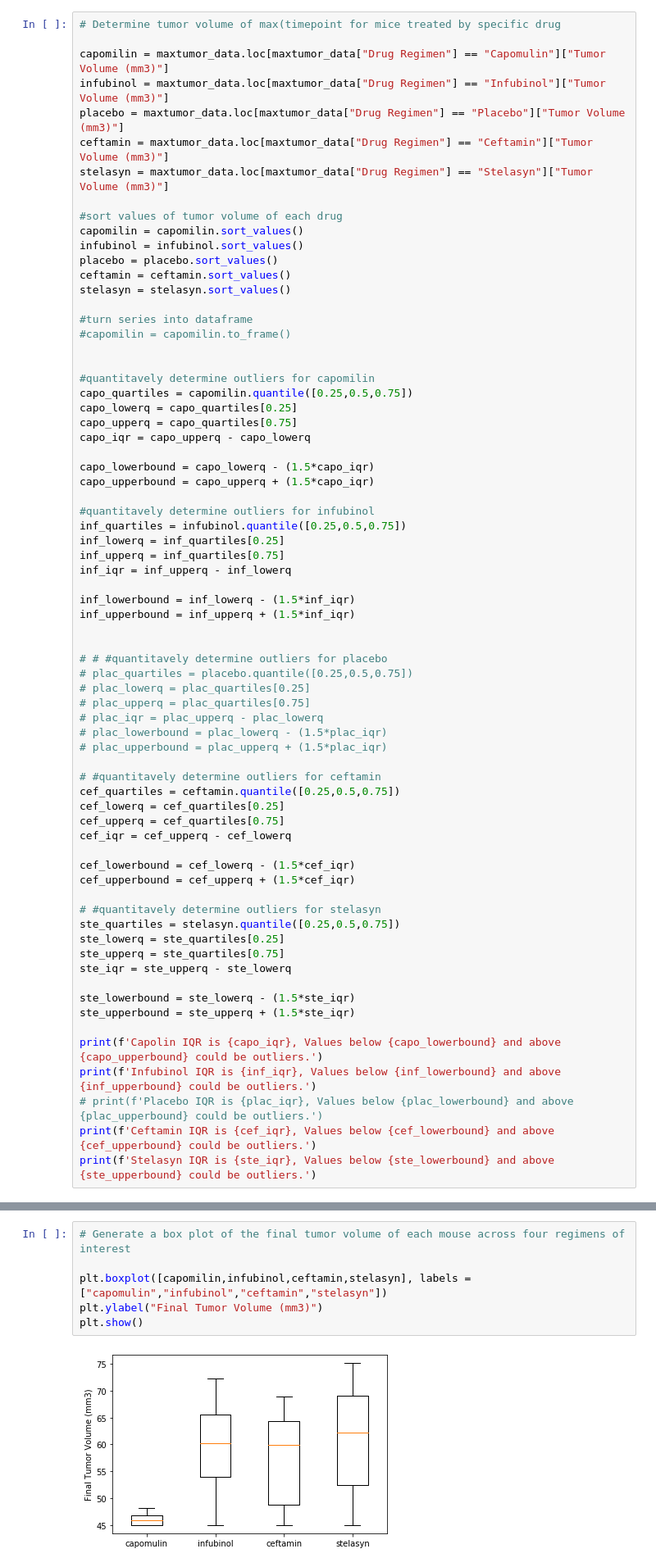
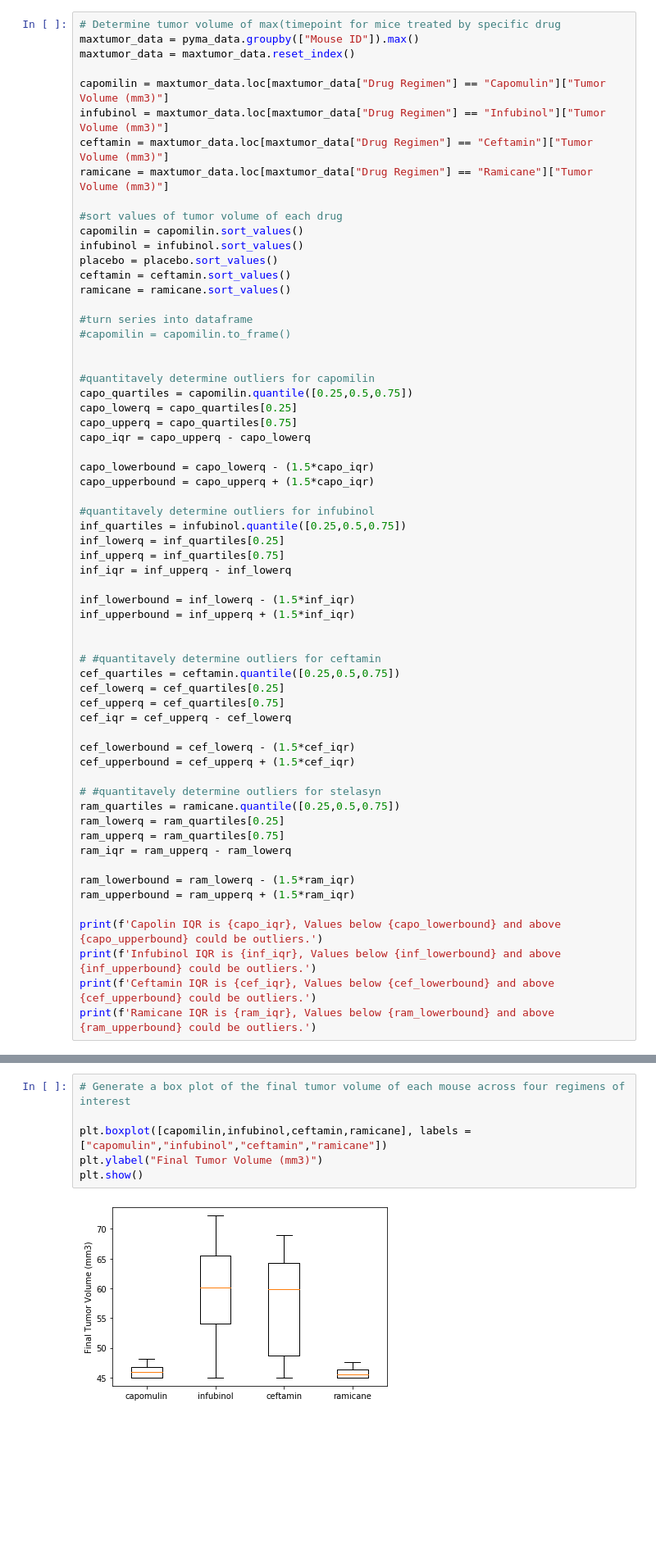
Before and after one commit to michaeltrias/matplotlib_hw, a Jupyter notebook: pymaceuticals2.ipynb, the cells around one changed output, grey strips where cells are left out. Shown: that part at 82% size. Drawn from its saved outputs; the diff is of its cells as text; blank space fills up the shorter version.

Commit message:
Updated
Unsure if outliers and boxplot result is correct.
Work in progress

```diff
--- a/pymaceuticals2.ipynb
+++ b/pymaceuticals2.ipynb
@@ -166,18 +181,19 @@ maxtumor_data.head()
 # %%
 # Determine tumor volume of max(timepoint for mice treated by specific drug
+maxtumor_data = pyma_data.groupby(["Mouse ID"]).max()
+maxtumor_data = maxtumor_data.reset_index()
 
 capomilin = maxtumor_data.loc[maxtumor_data["Drug Regimen"] == "Capomulin"]["Tumor Volume (mm3)"]
 infubinol = maxtumor_data.loc[maxtumor_data["Drug Regimen"] == "Infubinol"]["Tumor Volume (mm3)"]
-placebo = maxtumor_data.loc[maxtumor_data["Drug Regimen"] == "Placebo"]["Tumor Volume (mm3)"]
 ceftamin = maxtumor_data.loc[maxtumor_data["Drug Regimen"] == "Ceftamin"]["Tumor Volume (mm3)"]
-stelasyn = maxtumor_data.loc[maxtumor_data["Drug Regimen"] == "Stelasyn"]["Tumor Volume (mm3)"]
+ramicane = maxtumor_data.loc[maxtumor_data["Drug Regimen"] == "Ramicane"]["Tumor Volume (mm3)"]
 
 #sort values of tumor volume of each drug
 capomilin = capomilin.sort_values()
 infubinol = infubinol.sort_values()
 placebo = placebo.sort_values()
 ceftamin = ceftamin.sort_values()
-stelasyn = stelasyn.sort_values()
+ramicane = ramicane.sort_values()
 
 #turn series into dataframe
 #capomilin = capomilin.to_frame()
@@ -202,14 +218,6 @@ inf_lowerbound = inf_lowerq - (1.5*inf_iqr)
 inf_upperbound = inf_upperq + (1.5*inf_iqr)
 
 
-# # #quantitavely determine outliers for placebo
-# plac_quartiles = placebo.quantile([0.25,0.5,0.75])
-# plac_lowerq = plac_quartiles[0.25]
-# plac_upperq = plac_quartiles[0.75]
-# plac_iqr = plac_upperq - plac_lowerq
-# plac_lowerbound = plac_lowerq - (1.5*plac_iqr)
-# plac_upperbound = plac_upperq + (1.5*plac_iqr)
-
 # #quantitavely determine outliers for ceftamin
 cef_quartiles = ceftamin.quantile([0.25,0.5,0.75])
 cef_lowerq = cef_quartiles[0.25]
@@ -220,19 +228,18 @@ cef_lowerbound = cef_lowerq - (1.5*cef_iqr)
 cef_upperbound = cef_upperq + (1.5*cef_iqr)
 
 # #quantitavely determine outliers for stelasyn
-ste_quartiles = stelasyn.quantile([0.25,0.5,0.75])
-ste_lowerq = ste_quartiles[0.25]
-ste_upperq = ste_quartiles[0.75]
-ste_iqr = ste_upperq - ste_lowerq
+ram_quartiles = ramicane.quantile([0.25,0.5,0.75])
+ram_lowerq = ram_quartiles[0.25]
+ram_upperq = ram_quartiles[0.75]
+ram_iqr = ram_upperq - ram_lowerq
 
-ste_lowerbound = ste_lowerq - (1.5*ste_iqr)
-ste_upperbound = ste_upperq + (1.5*ste_iqr)
+ram_lowerbound = ram_lowerq - (1.5*ram_iqr)
+ram_upperbound = ram_upperq + (1.5*ram_iqr)
 
 print(f'Capolin IQR is {capo_iqr}, Values below {capo_lowerbound} and above {capo_upperbound} could be outliers.')
 print(f'Infubinol IQR is {inf_iqr}, Values below {inf_lowerbound} and above {inf_upperbound} could be outliers.')
-# print(f'Placebo IQR is {plac_iqr}, Values below {plac_lowerbound} and above {plac_upperbound} could be outliers.')
 print(f'Ceftamin IQR is {cef_iqr}, Values below {cef_lowerbound} and above {cef_upperbound} could be outliers.')
-print(f'Stelasyn IQR is {ste_iqr}, Values below {ste_lowerbound} and above {ste_upperbound} could be outliers.')
+print(f'Ramicane IQR is {ram_iqr}, Values below {ram_lowerbound} and above {ram_upperbound} could be outliers.')
 # %% [output]
 Capolin IQR is 1.7490055199999972, Values below 42.376491720000004 and above 49.37251379999999 could be outliers.
 Infubinol IQR is 11.477135160000003, Values below 36.83290494999999 and above 82.74144559000001 could be outliers.
@@ -241,11 +248,11 @@ Stelasyn IQR is 16.62734878500001, Values below 27.53557243999998 and above 94.0
 # %%
 # Generate a box plot of the final tumor volume of each mouse across four regimens of interest
 
-plt.boxplot([capomilin,infubinol,ceftamin,stelasyn], labels = ["capomulin","infubinol","ceftamin","stelasyn"])
+plt.boxplot([capomilin,infubinol,ceftamin,ramicane], labels = ["capomulin","infubinol","ceftamin","ramicane"])
 plt.ylabel("Final Tumor Volume (mm3)")
 plt.show()
 # %% [output]
-[figure, old version]
+[figure, new version]
 # %% [markdown]
 ## Line and scatter plots
 # %%
```
Also changed, not shown: parts of 5 cells of this notebook.
